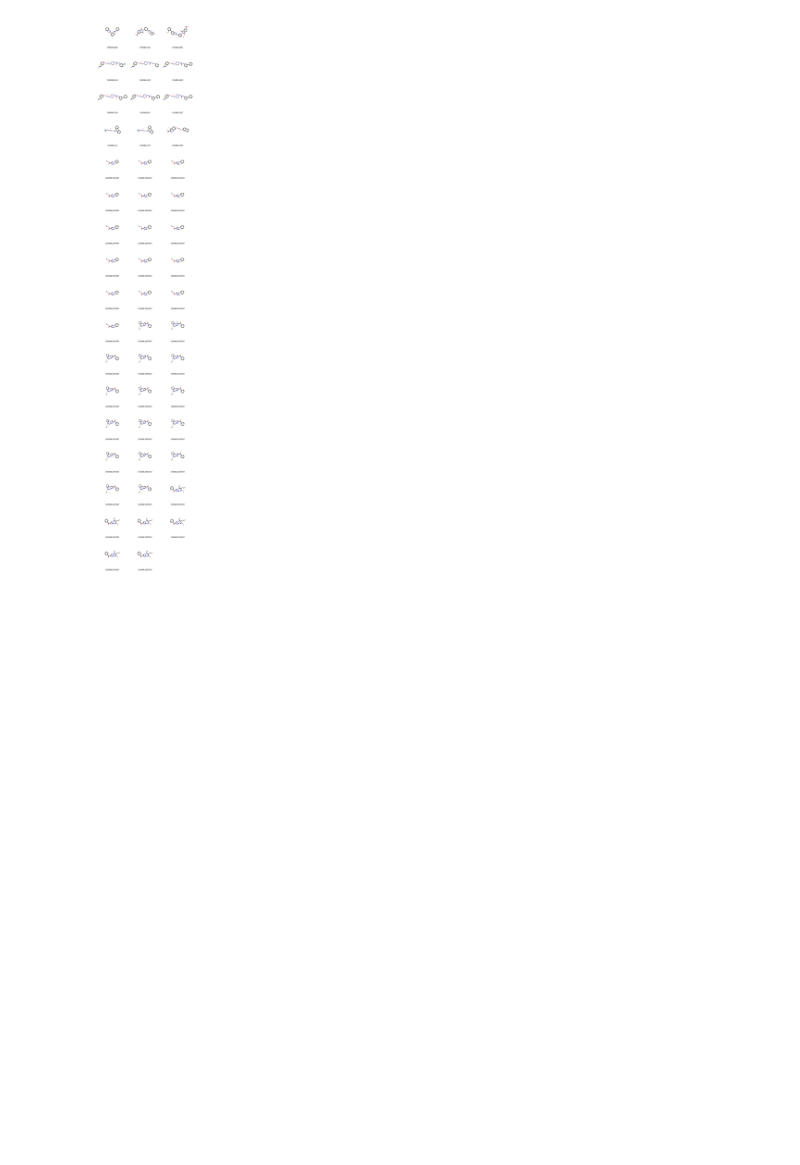
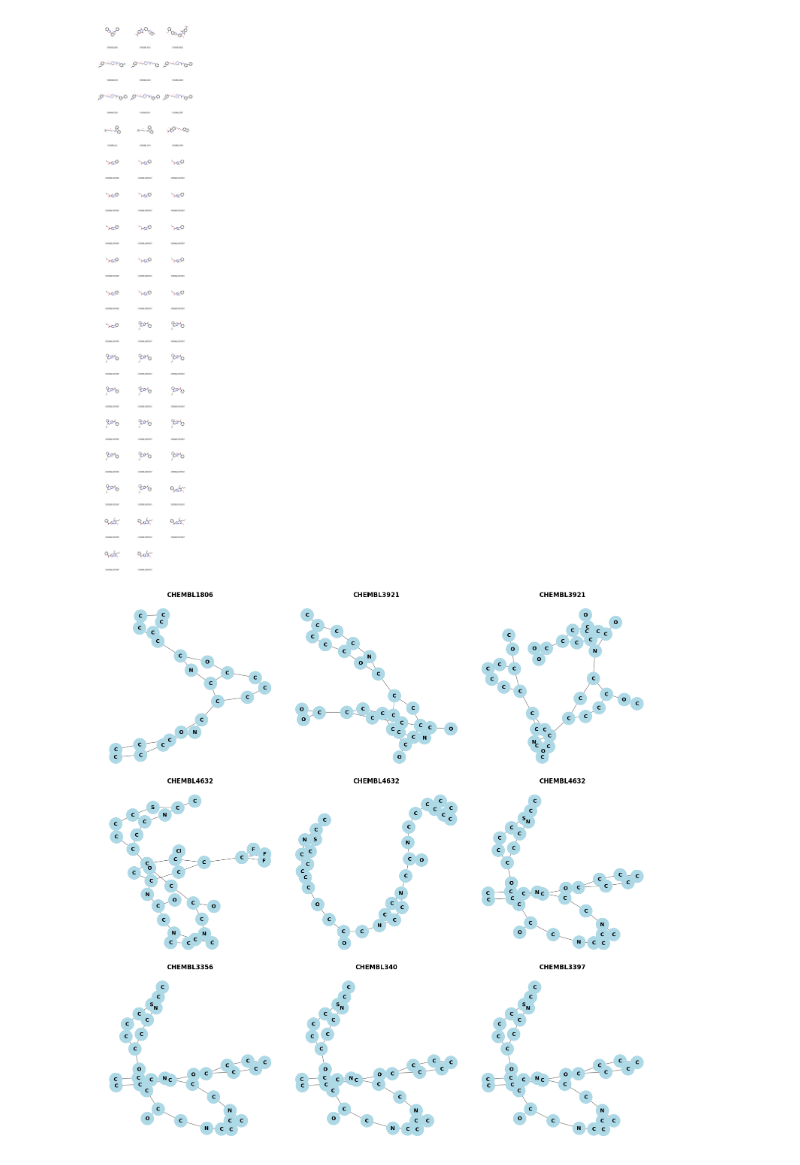
Before and after one commit to IsabelReguera/project_graph_ml, a Jupyter notebook: dataset_overview.ipynb, the cells around one changed output. Drawn from its saved outputs; the diff is of its cells as text; code cells hidden in the pictures; blank space fills up the shorter version.

Commit message:
grafi delle molecole

```diff
--- a/dataset_overview.ipynb
+++ b/dataset_overview.ipynb
@@ -103,3 +106,68 @@ if len(lista_molecole) > 0:
 display(immagine)
 # %% [output]
 [figure]
+# %%
+#creiamo e mostriamo i grafi delle molecole con NetworkX e Matplotlib
+lista_molecole = []
+nomi_molecole = []
+
+
+for index, row in df.iterrows():
+    smiles = row['smiles']
+    nome = row['target_id']
+
+    molecola = Chem.MolFromSmiles(smiles)
+    if molecola is not None:
+        lista_molecole.append(molecola)
+        nomi_molecole.append(nome)
+
+# CREIAMO E MOSTRIAMO I GRAFI SOLO PER UN CAMPIONE
+# PRENDIAMO SOLO LE PRIME 9 MOLECOLE
+molecole_da_plottare = lista_molecole[:9]
+nomi_da_plottare = nomi_molecole[:9]
+
+if len(molecole_da_plottare) > 0:
+    colonne = 3
+    righe = (len(molecole_da_plottare) + colonne - 1) // colonne
+
+    fig, axes = plt.subplots(righe, colonne, figsize=(15, 5 * righe))
+
+    if isinstance(axes, plt.Axes):
+        axes = [axes]
+    else:
+        axes = axes.flatten()
+
+    for i, molecola in enumerate(molecole_da_plottare):
+        G = nx.Graph()
+        etichette_nodi = {}
+
+        for atom in molecola.GetAtoms():
+            idx = atom.GetIdx()
+            simbolo = atom.GetSymbol()
+            G.add_node(idx)
+            etichette_nodi[idx] = simbolo
+
+        for bond in molecola.GetBonds():
+            G.add_edge(bond.GetBeginAtomIdx(), bond.GetEndAtomIdx())
+
+        ax = axes[i]
+
+        # Il calcolo del layout è la parte più lenta!
+        posizioni = nx.spring_layout(G, seed=42)
+
+        nx.draw(G, posizioni, ax=ax, with_labels=True, labels=etichette_nodi,
+                node_color='lightblue', node_size=600, font_weight='bold', font_size=10,
+                edge_color='gray')
+
+        ax.set_title(nomi_da_plottare[i], fontsize=12, fontweight='bold')
+
+    for j in range(i + 1, len(axes)):
+        axes[j].axis('off')
+
+    plt.tight_layout()
+    plt.show()
+
+else:
+    print("Nessuna molecola valida da mostrare.")
+# %% [output]
+[figure, added]
```
Also changed, not shown: parts of 1 cell of this notebook.
